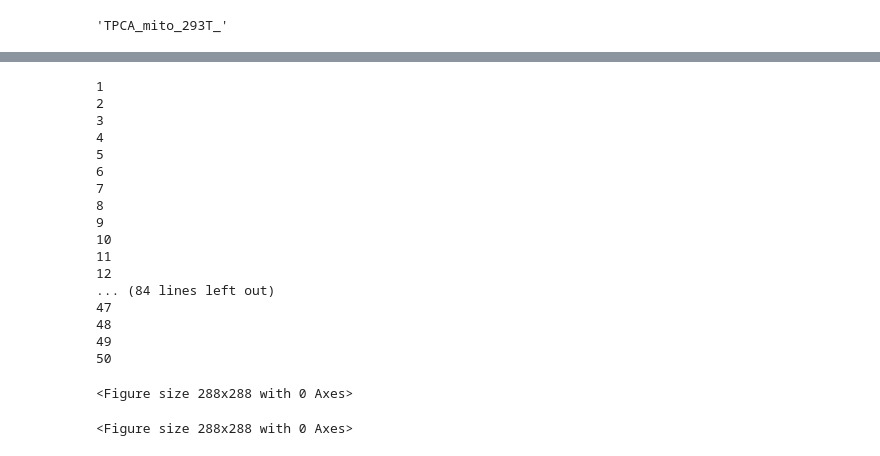
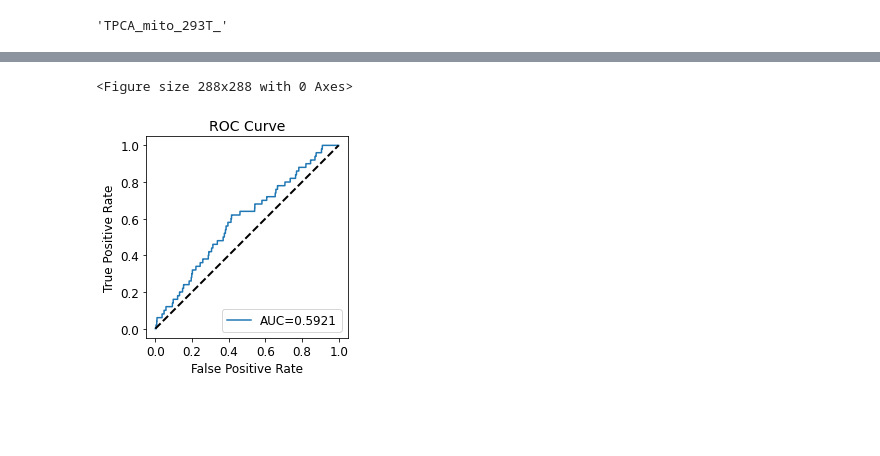
Before and after one commit to wangjun258/subTPCA, a Jupyter notebook: subTPCA_analysis.ipynb, the cells around one changed output, grey strips where cells are left out. Drawn from its saved outputs; the diff is of its cells as text; code cells hidden in the pictures; blank space fills up the shorter version.

```diff
--- a/subTPCA_analysis.ipynb
+++ b/subTPCA_analysis.ipynb
@@ -1432,33 +1446,15 @@ dynamic_relative_random_4t, dynamic_relative_sample_4t = Slim_TPCA.dynamic_compl
 # %%
 
 # ----------roc analysis----------
+# figure1-D, right panel
 plt.figure(figsize=(4, 4))
+TPCA_table1=TPCA_table_whole_list[73]
 roc_value=roc_plot(TPCA_table1, pair_table1, int(len(TPCA_table1)*len(TPCA_table1)*0.4), 1, 'cityblock')
 plt.gcf().set_facecolor('white')
-plt.close()
 
-plt.figure(figsize=(4, 4))
-roc_value=roc_plot(TPCA_table1, pair_table1, int(len(TPCA_table1)*len(TPCA_table1)*0.4), 1, 'cityblock')
-plt.gcf().set_facecolor('white')
-plt.close()
+
+
 # ----------roc analysis----------
 # %% [output]
-1
-2
-3
-4
-5
-6
-7
-8
-9
-10
-11
-12
-... (84 lines left out)
-47
-48
-49
-50
+<Figure size 288x288 with 0 Axes>
-<Figure size 288x288 with 0 Axes>
-<Figure size 288x288 with 0 Axes>
+[figure, added]
```
Also changed, not shown: parts of 3 cells of this notebook.
